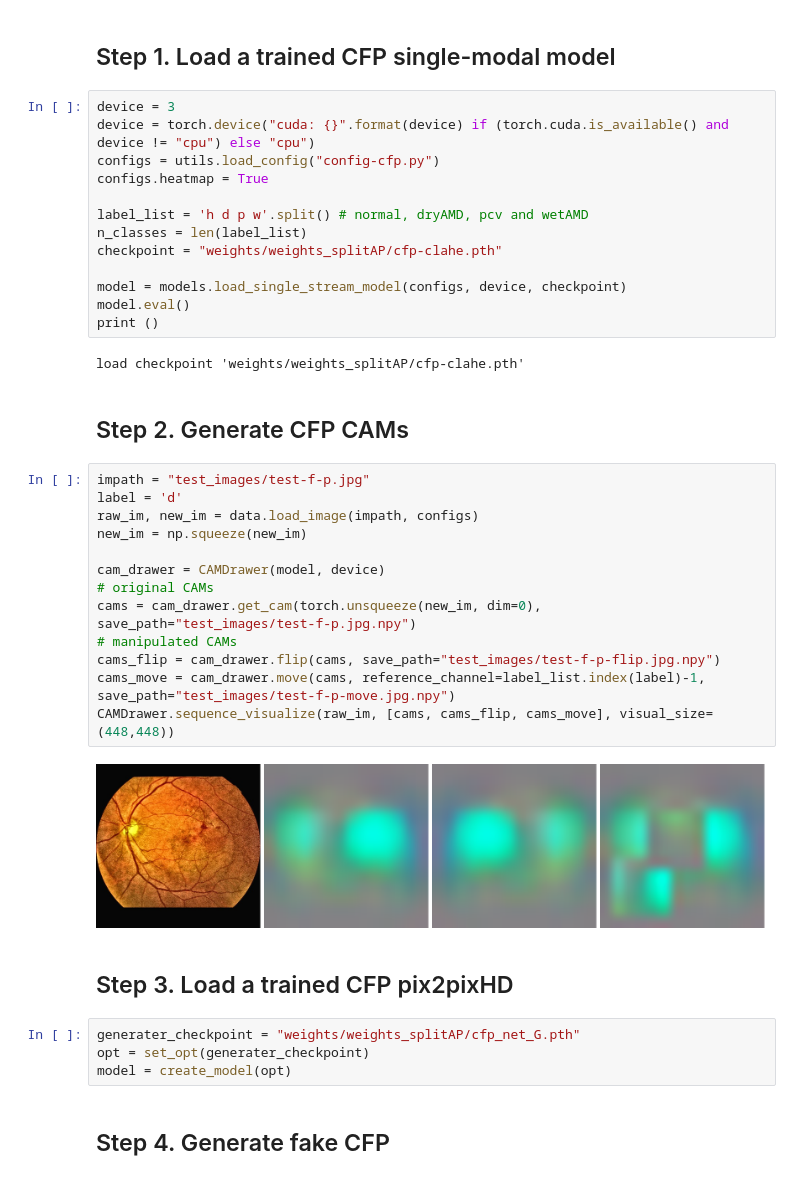
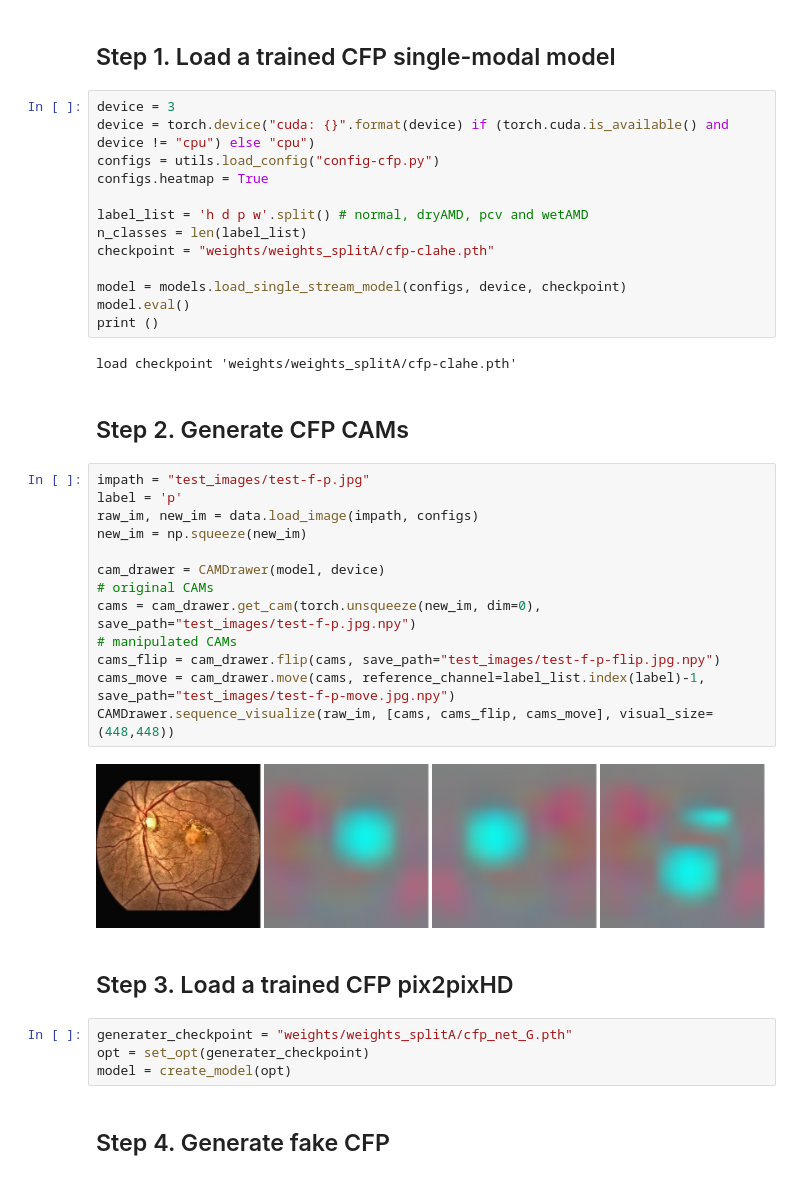
Before and after one commit to li-xirong/mmc-amd, a Jupyter notebook: notebooks/inference-and-synthesize-fake-images.ipynb, the cells around one changed output. Cells and saved outputs as stored; diff of their text form.

```diff
--- a/notebooks/inference-and-synthesize-fake-images.ipynb
+++ b/notebooks/inference-and-synthesize-fake-images.ipynb
@@ -62,34 +62,34 @@ configs.heatmap = True
 
 label_list = 'h d p w'.split() # normal, dryAMD, pcv and wetAMD
 n_classes = len(label_list)
-checkpoint = "weights/weights_splitAP/cfp-clahe.pth"
+checkpoint = "weights/weights_splitA/cfp-clahe.pth"
 
 model = models.load_single_stream_model(configs, device, checkpoint)
 model.eval()
 print ()
 # %% [output]
-load checkpoint 'weights/weights_splitAP/cfp-clahe.pth'
+load checkpoint 'weights/weights_splitA/cfp-clahe.pth'
 # %% [markdown]
 ## Step 2. Generate CFP CAMs
 # %%
 impath = "test_images/test-f-p.jpg"
-label = 'd'
+label = 'p'
 raw_im, new_im = data.load_image(impath, configs)
 new_im = np.squeeze(new_im)
 
 cam_drawer = CAMDrawer(model, device)
 # original CAMs
 cams = cam_drawer.get_cam(torch.unsqueeze(new_im, dim=0), save_path="test_images/test-f-p.jpg.npy")
 # manipulated CAMs
 cams_flip = cam_drawer.flip(cams, save_path="test_images/test-f-p-flip.jpg.npy")
 cams_move = cam_drawer.move(cams, reference_channel=label_list.index(label)-1, save_path="test_images/test-f-p-move.jpg.npy")
 CAMDrawer.sequence_visualize(raw_im, [cams, cams_flip, cams_move], visual_size=(448,448))
 # %% [output]
-[figure, old version]
+[figure, new version]
 # %% [markdown]
 ## Step 3. Load a trained CFP pix2pixHD
 # %%
-generater_checkpoint = "weights/weights_splitAP/cfp_net_G.pth"
+generater_checkpoint = "weights/weights_splitA/cfp_net_G.pth"
 opt = set_opt(generater_checkpoint)
 model = create_model(opt)
 # %% [markdown]
```
Also changed, not shown: parts of 6 cells of this notebook, 1 other file.
